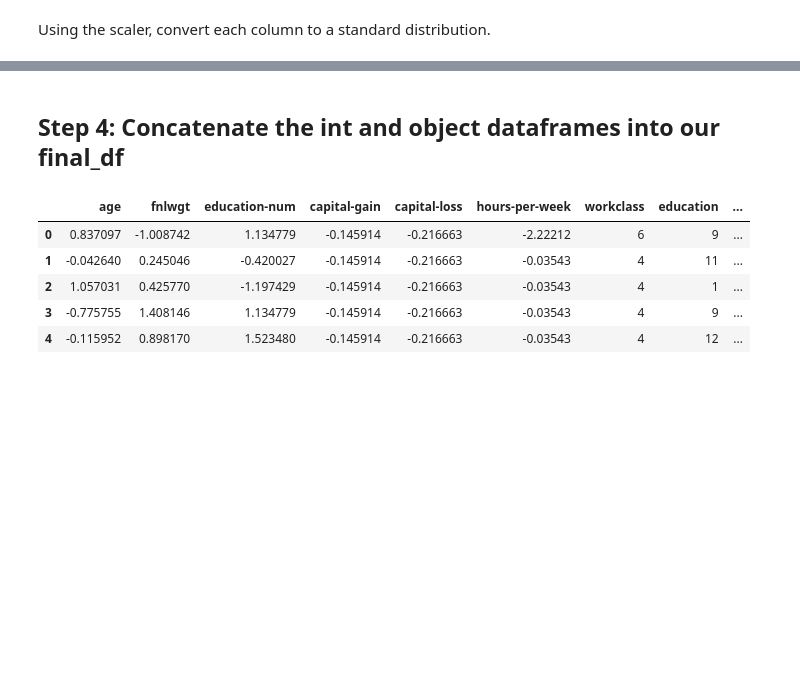
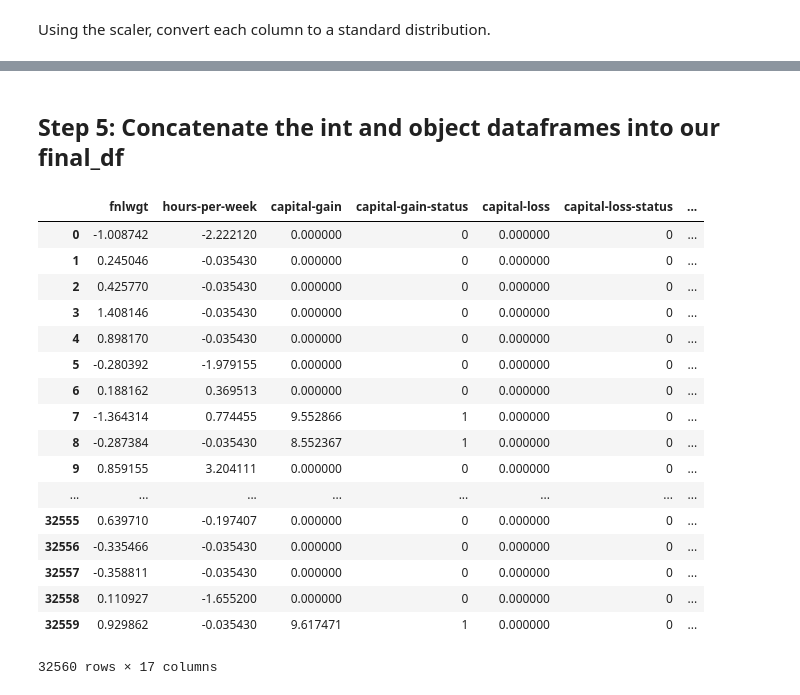
Before and after one commit to billwpierce/Intro-to-ML, a Jupyter notebook: Dataset Processing/Dataset Processing.ipynb, the cells around one changed output, grey strips where cells are left out. Saved outputs shown, nothing was run; the diff lists cells and outputs as text; code cells hidden in the pictures; blank space fills up the shorter version.

Commit message:
added skew adjustment & unstandardized data

```diff
--- a/Dataset Processing/Dataset Processing.ipynb
+++ b/Dataset Processing/Dataset Processing.ipynb
@@ -84,0 +87,6 @@ intColumns.head()
+# %%
+intConversionNames = ['fnlwgt', 'hours-per-week'] # Columns to be standardized
+intSkewNames = ['capital-gain', 'capital-loss'] # Datasets to be standardized from skew
+intRemainNames = ['age', 'education-num'] # Because age is something that increases and that changes regardless of the mean, I don't want to standardize it in terms of the mean. Education-num is discreete, as in one year of college makes a larger difference than 1 year of high-school.
+intColumns = df[intConversionNames]
+intColumns.head()
@@ -88,7 +103,7 @@ scaler = preprocessing.StandardScaler()
 Using the scaler, convert each column to a standard distribution.
 # %%
 df_int = pd.DataFrame()
-for feature in intNames:
+for feature in intConversionNames:
     df_int[feature] = np.ravel(scaler.fit_transform(df[feature].values.reshape(-1, 1))) # https://stackoverflow.com/questions/18200052/how-to-convert-ndarray-to-array
 # %%
 df_int.head()
@@ -101,0 +120,12 @@ df_int.head()
+# %%
+df_adjustedskew = pd.DataFrame()
+def isFilled(item): # Tells us if data is greater than 0.
+    if int(item) > 0:
+        return 1
+    else:
+        return 0
+for feature in intSkewNames:
+    df_adjustedskew[feature] = np.log(df[feature]+1)
+    df_adjustedskew[feature + '-status'] = df[feature].apply(isFilled, 1)
+    print(stats.skewtest(df[feature]))
+    print(stats.skewtest(df_adjustedskew[feature]))
@@ -102,13 +148,25 @@ df_int.head()
 # %% [markdown]
-## Step 4: Concatenate the int and object dataframes into our final_df
+## Step 5: Concatenate the int and object dataframes into our final_df
 # %%
-final_df = pd.concat([df_int, df_object], axis=1)
+final_df = pd.concat([df_int, df_adjustedskew, df[intRemainNames], df_object], axis=1)
 # %%
-final_df.head()
+final_df
 # %% [output]
-|  | age | fnlwgt | education-num | capital-gain | capital-loss | hours-per-week | workclass | education | ... |
-| 0 | 0.837097 | -1.008742 | 1.134779 | -0.145914 | -0.216663 | -2.22212 | 6 | 9 | ... |
-| 1 | -0.042640 | 0.245046 | -0.420027 | -0.145914 | -0.216663 | -0.03543 | 4 | 11 | ... |
-| 2 | 1.057031 | 0.425770 | -1.197429 | -0.145914 | -0.216663 | -0.03543 | 4 | 1 | ... |
-| 3 | -0.775755 | 1.408146 | 1.134779 | -0.145914 | -0.216663 | -0.03543 | 4 | 9 | ... |
-| 4 | -0.115952 | 0.898170 | 1.523480 | -0.145914 | -0.216663 | -0.03543 | 4 | 12 | ... |
+|  | fnlwgt | hours-per-week | capital-gain | capital-gain-status | capital-loss | capital-loss-status | ... |
+| 0 | -1.008742 | -2.222120 | 0.000000 | 0 | 0.000000 | 0 | ... |
+| 1 | 0.245046 | -0.035430 | 0.000000 | 0 | 0.000000 | 0 | ... |
+| 2 | 0.425770 | -0.035430 | 0.000000 | 0 | 0.000000 | 0 | ... |
+| 3 | 1.408146 | -0.035430 | 0.000000 | 0 | 0.000000 | 0 | ... |
+| 4 | 0.898170 | -0.035430 | 0.000000 | 0 | 0.000000 | 0 | ... |
+| 5 | -0.280392 | -1.979155 | 0.000000 | 0 | 0.000000 | 0 | ... |
+| 6 | 0.188162 | 0.369513 | 0.000000 | 0 | 0.000000 | 0 | ... |
+| 7 | -1.364314 | 0.774455 | 9.552866 | 1 | 0.000000 | 0 | ... |
+| 8 | -0.287384 | -0.035430 | 8.552367 | 1 | 0.000000 | 0 | ... |
+| 9 | 0.859155 | 3.204111 | 0.000000 | 0 | 0.000000 | 0 | ... |
+| ... | ... | ... | ... | ... | ... | ... | ... |
+| 32555 | 0.639710 | -0.197407 | 0.000000 | 0 | 0.000000 | 0 | ... |
+| 32556 | -0.335466 | -0.035430 | 0.000000 | 0 | 0.000000 | 0 | ... |
+| 32557 | -0.358811 | -0.035430 | 0.000000 | 0 | 0.000000 | 0 | ... |
+| 32558 | 0.110927 | -1.655200 | 0.000000 | 0 | 0.000000 | 0 | ... |
+| 32559 | 0.929862 | -0.035430 | 9.617471 | 1 | 0.000000 | 0 | ... |
+32560 rows × 17 columns
```
Also changed, not shown: parts of 9 cells of this notebook.
